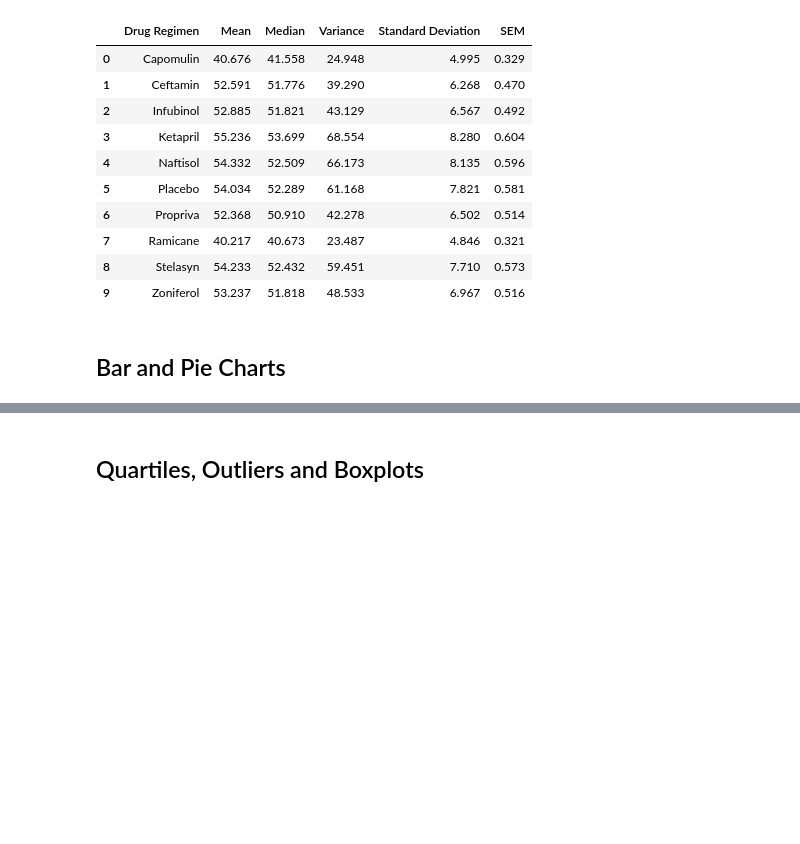
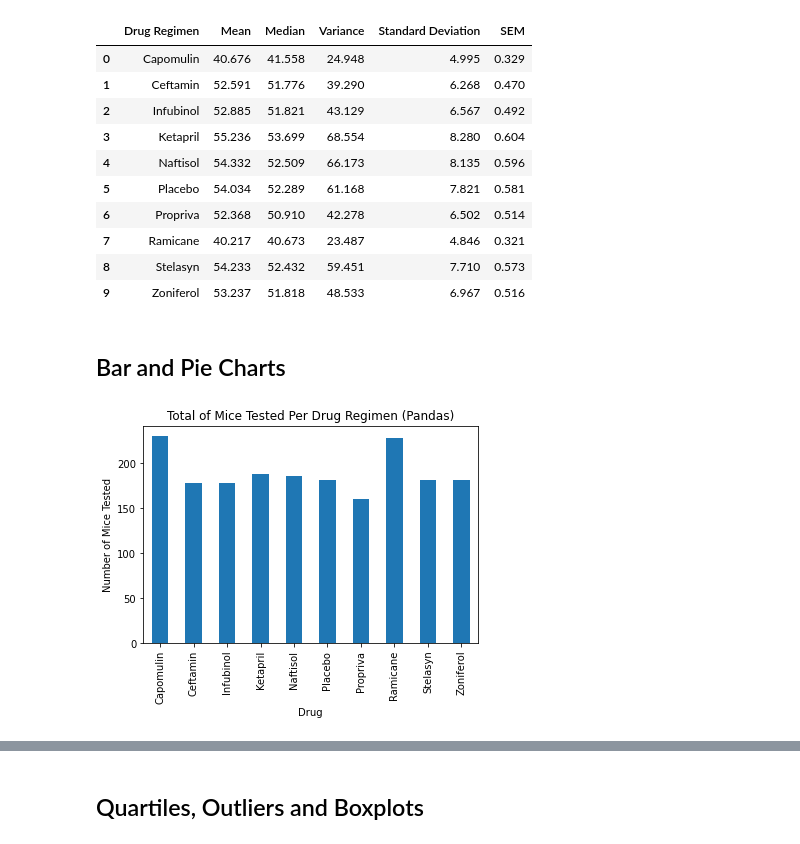
Before and after one commit to JeremyKalmus/matplotlib-challenge, a Jupyter notebook: pymaceuticals_starter.ipynb, the cells around one changed output, grey strips where cells are left out. Cells and saved outputs as stored; diff of their text form; code cells hidden in the pictures; blank space fills up the shorter version.

Commit message:
Bar and Pie Charts complete

```diff
--- a/pymaceuticals_starter.ipynb
+++ b/pymaceuticals_starter.ipynb
@@ -178,0 +172,24 @@ tumor_vol_summary_2
+# %%
+# Generate a bar plot showing the total number of unique mice tested on each drug regimen using pandas.
+
+#get data for bar chart
+bar_chart_pd = combined_data_clean.copy()[['Mouse ID', 'Drug Regimen']]
+bar_chart_pd = bar_chart_pd.groupby('Drug Regimen').count().reset_index()
+#plot chart with pandas and plt
+bar_chart_pd.plot(kind='bar', legend=None, align='center')
+
+#formatting, titles, x&y labels, etc.
+drugs = bar_chart_pd['Drug Regimen']
+x_axis = np.arange(0, len(drugs))
+tick_locations = []
+for x in x_axis:
+    tick_locations.append(x)
+plt.xticks(tick_locations, drugs)
+
+plt.xlabel("Drug")
+plt.ylabel("Number of Mice Tested")
+
+plt.title('Total of Mice Tested Per Drug Regimen (Pandas)')
+plt.show()
+# %% [output]
+[figure, added]
```
Also changed, not shown: parts of 8 cells of this notebook.
